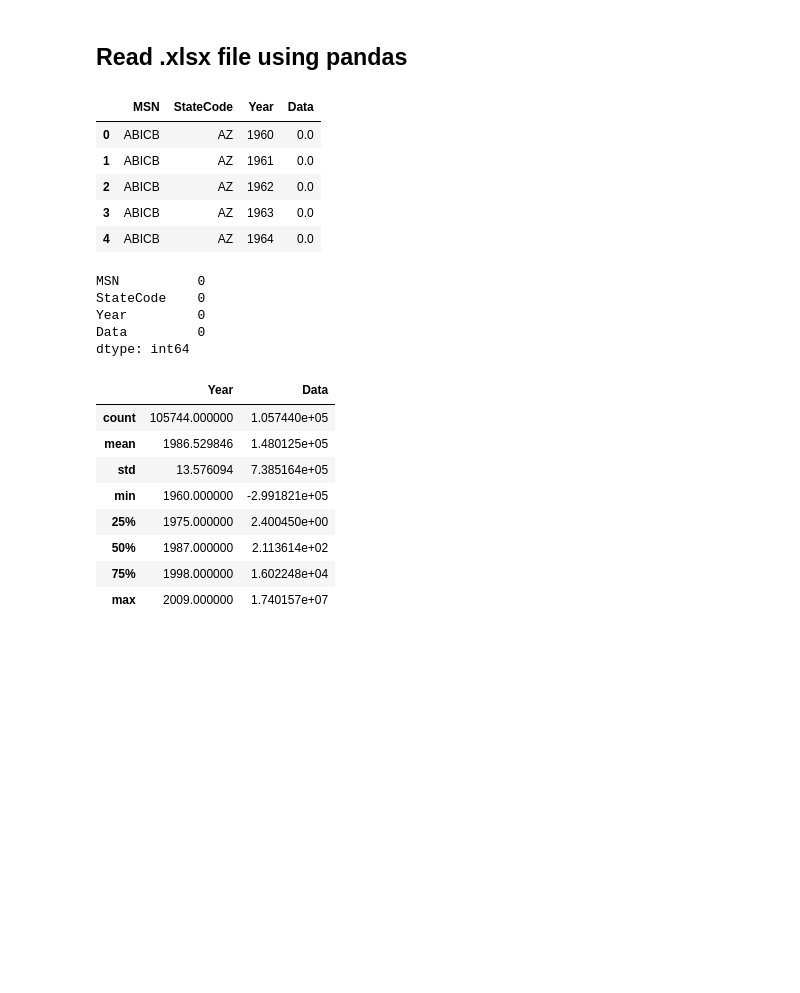
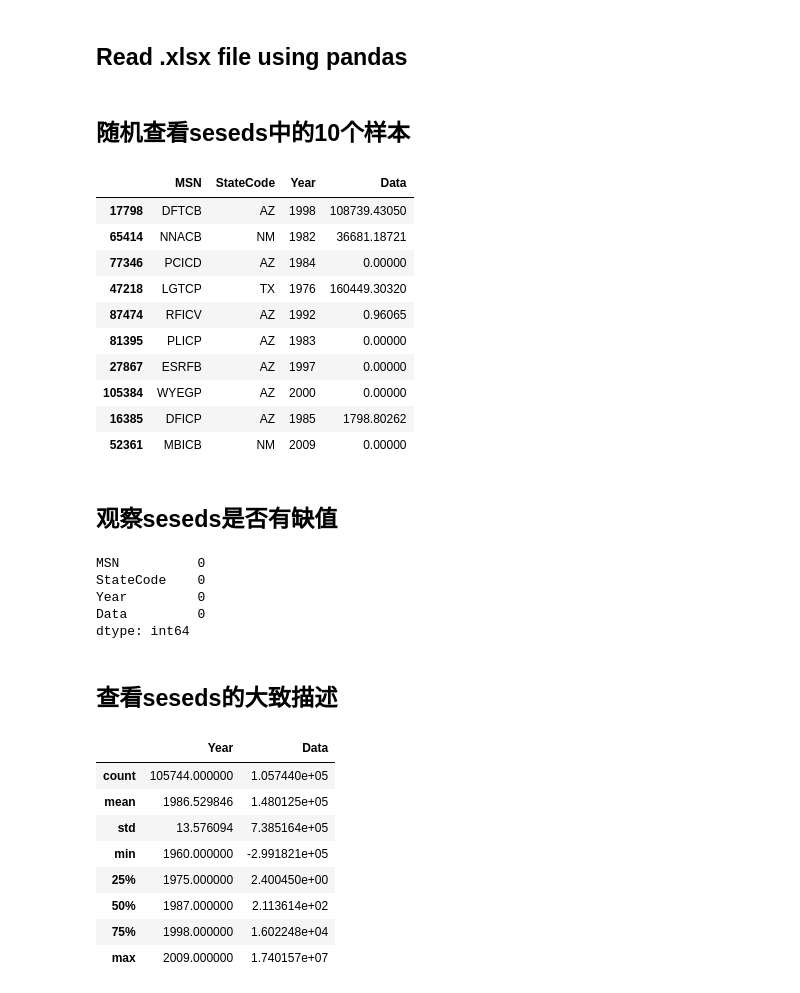
Before and after one commit to tyfann/MCM-2018-C, a Jupyter notebook: 2018C_working.ipynb, the cells around one changed output. Saved outputs shown, nothing was run; the diff lists cells and outputs as text; code cells hidden in the pictures; blank space fills up the shorter version.

```diff
--- a/2018C_working.ipynb
+++ b/2018C_working.ipynb
@@ -10,15 +14,24 @@ import seaborn as sns
 data_path = os.path.join(os.getcwd(), 'datasets', 'ProblemCData.xlsx')
 seseds = pd.read_excel(data_path, sheet_name='seseds')
 msncodes = pd.read_excel(data_path, sheet_name='msncodes')
-# %%
-seseds.head(5)
-# %% [output]
-|  | MSN | StateCode | Year | Data |
-| 0 | ABICB | AZ | 1960 | 0.0 |
-| 1 | ABICB | AZ | 1961 | 0.0 |
-| 2 | ABICB | AZ | 1962 | 0.0 |
-| 3 | ABICB | AZ | 1963 | 0.0 |
-| 4 | ABICB | AZ | 1964 | 0.0 |
+# %% [markdown]
+## 随机查看seseds中的10个样本
+# %%
+seseds.sample(10)
+# %% [output]
+|  | MSN | StateCode | Year | Data |
+| 17798 | DFTCB | AZ | 1998 | 108739.43050 |
+| 65414 | NNACB | NM | 1982 | 36681.18721 |
+| 77346 | PCICD | AZ | 1984 | 0.00000 |
+| 47218 | LGTCP | TX | 1976 | 160449.30320 |
+| 87474 | RFICV | AZ | 1992 | 0.96065 |
+| 81395 | PLICP | AZ | 1983 | 0.00000 |
+| 27867 | ESRFB | AZ | 1997 | 0.00000 |
+| 105384 | WYEGP | AZ | 2000 | 0.00000 |
+| 16385 | DFICP | AZ | 1985 | 1798.80262 |
+| 52361 | MBICB | NM | 2009 | 0.00000 |
+# %% [markdown]
+## 观察seseds是否有缺值
 # %%
 seseds.isnull().sum()
 # %% [output]
@@ -27,6 +40,8 @@ StateCode    0
 Year         0
 Data         0
 dtype: int64
+# %% [markdown]
+## 查看seseds的大致描述
 # %%
 seseds.describe()
 # %% [output]
```
Also changed, not shown: parts of 18 cells of this notebook.
